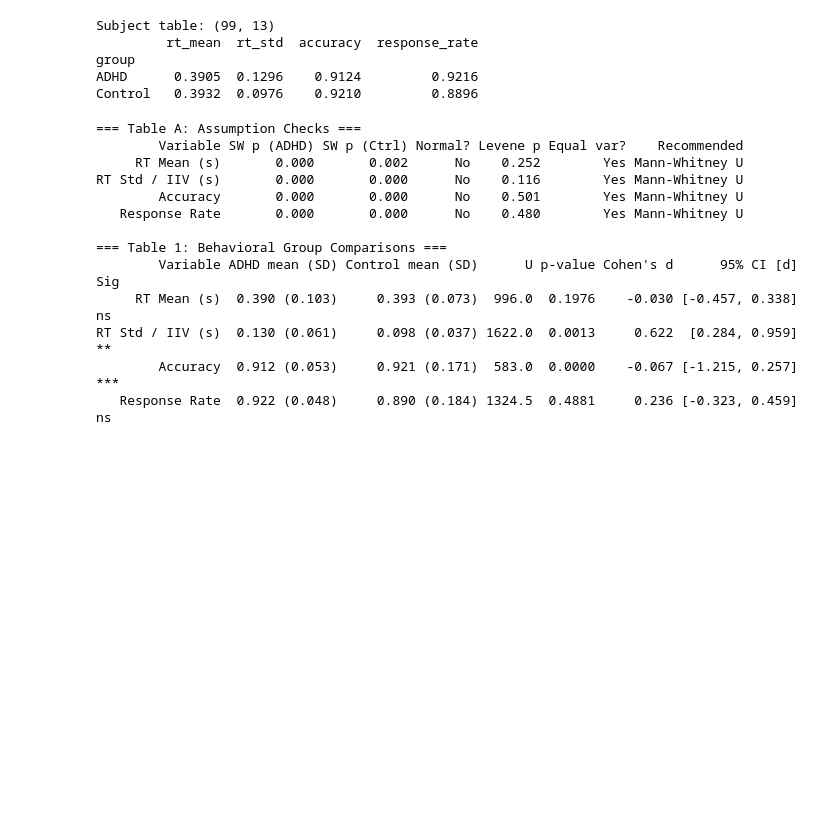
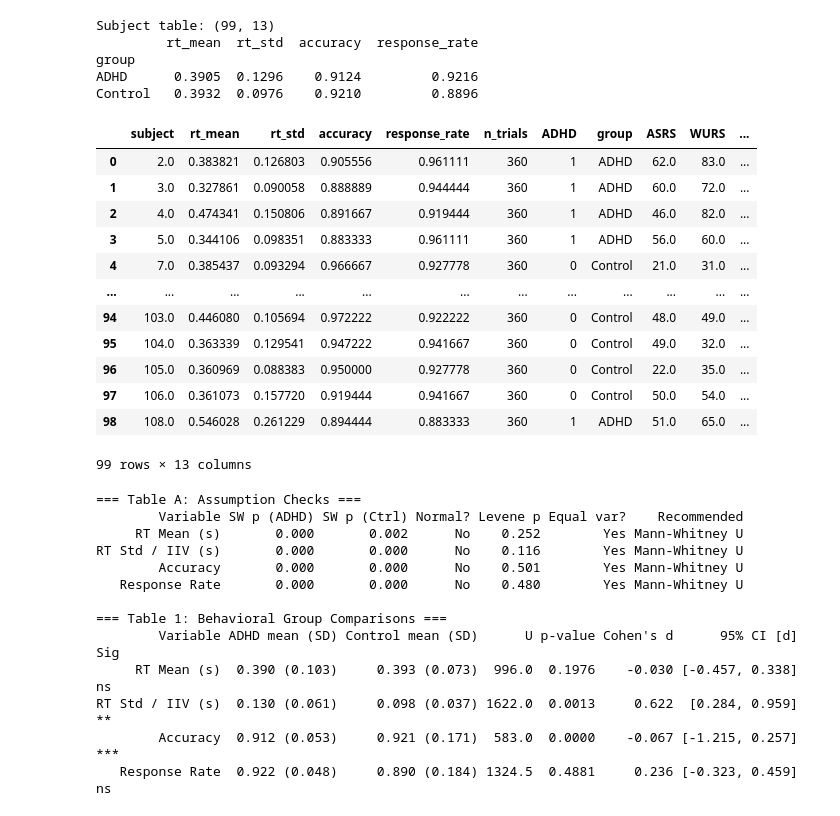
Before and after one commit to Abhikumar199/IITB_ADHD, a Jupyter notebook: Analysis/ADHD_DDM_main.ipynb, the cells around one changed output. Cells and saved outputs as stored; diff of their text form; code cells hidden in the pictures; blank space fills up the shorter version.

```diff
--- a/ADHD_DDM_v4_Fixed.ipynb
+++ b/Analysis/ADHD_DDM_main.ipynb
@@ -169,6 +169,22 @@ Subject table: (99, 13)
 group
 ADHD      0.3905  0.1296    0.9124         0.9216
 Control   0.3932  0.0976    0.9210         0.8896
+# %%
+subj_df
+# %% [output]
+|  | subject | rt_mean | rt_std | accuracy | response_rate | n_trials | ADHD | group | ASRS | WURS | ... |
+| 0 | 2.0 | 0.383821 | 0.126803 | 0.905556 | 0.961111 | 360 | 1 | ADHD | 62.0 | 83.0 | ... |
+| 1 | 3.0 | 0.327861 | 0.090058 | 0.888889 | 0.944444 | 360 | 1 | ADHD | 60.0 | 72.0 | ... |
+| 2 | 4.0 | 0.474341 | 0.150806 | 0.891667 | 0.919444 | 360 | 1 | ADHD | 46.0 | 82.0 | ... |
+| 3 | 5.0 | 0.344106 | 0.098351 | 0.883333 | 0.961111 | 360 | 1 | ADHD | 56.0 | 60.0 | ... |
+| 4 | 7.0 | 0.385437 | 0.093294 | 0.966667 | 0.927778 | 360 | 0 | Control | 21.0 | 31.0 | ... |
+| ... | ... | ... | ... | ... | ... | ... | ... | ... | ... | ... | ... |
+| 94 | 103.0 | 0.446080 | 0.105694 | 0.972222 | 0.922222 | 360 | 0 | Control | 48.0 | 49.0 | ... |
+| 95 | 104.0 | 0.363339 | 0.129541 | 0.947222 | 0.941667 | 360 | 0 | Control | 49.0 | 32.0 | ... |
+| 96 | 105.0 | 0.360969 | 0.088383 | 0.950000 | 0.927778 | 360 | 0 | Control | 22.0 | 35.0 | ... |
+| 97 | 106.0 | 0.361073 | 0.157720 | 0.919444 | 0.941667 | 360 | 0 | Control | 50.0 | 54.0 | ... |
+| 98 | 108.0 | 0.546028 | 0.261229 | 0.894444 | 0.883333 | 360 | 1 | ADHD | 51.0 | 65.0 | ... |
+99 rows × 13 columns
 # %%
 #  Statistical utility functions
 
```
Also changed, not shown: parts of 10 cells of this notebook, 20 other files.
